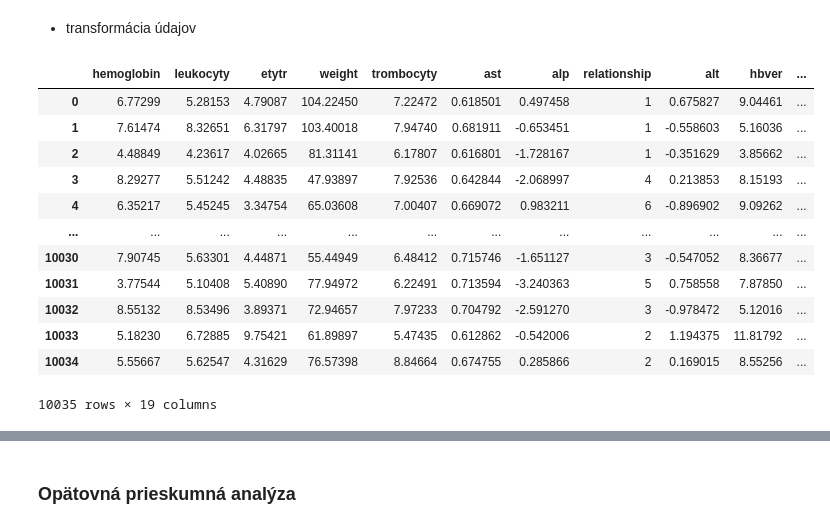
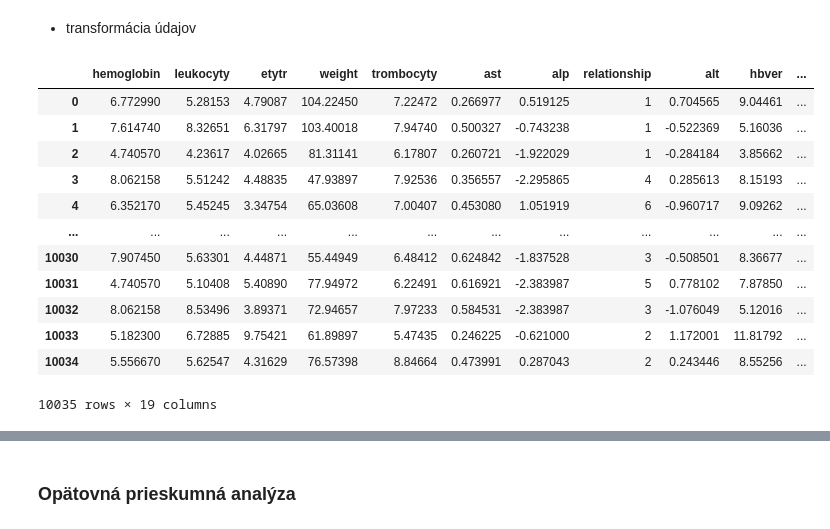
Before and after one commit to Matovic/Chronic-Lymphocytic-Leukemia, a Jupyter notebook: src/2_data_pre-processing/2-DPP.ipynb, the cells around one changed output, grey strips where cells are left out. Saved outputs shown, nothing was run; the diff lists cells and outputs as text; code cells hidden in the pictures.

```diff
--- a/src/2_data_pre-processing/2-DPP.ipynb
+++ b/src/2_data_pre-processing/2-DPP.ipynb
@@ -1145,0 +1278,3 @@ df_merged.head()
+# %%
+df_merged["hemoglobin"] = powerTransform(df_merged["hemoglobin"])
+df_merged["hemoglobin"].head()
@@ -1282,7 +1431,7 @@ class GetNumericalTransformer(TransformerMixin):
         :param col: col to be transformed
         :param what: dictionary, transform based on this
         :param category: change type based on this
-        :param *args: -
+        :param *args: optional
         """
         self.data = data
         self.col = col
@@ -1485,7 +1634,7 @@ class FillingTransform(TransformerMixin):
 # %%
 class RatioFillingTransformer(TransformerMixin):
     """
-    A tranformer for getting numerical values from the dataset.
+    A tranformer for ratio.
     """
 
     def __init__(self,  data, colToFill, corrCol, *args):
@@ -1493,10 +1642,9 @@ class RatioFillingTransformer(TransformerMixin):
         Initialize method.
 
         :param data: The dataset is instance of pandas.core.frame.DataFrame
-        :param col: col to be transformed
-        :param what: dictionary, transform based on this
-        :param category: change type based on this
-        :param *args: -
+        :param colToFill: The feature with NaN values
+        :param corrCol: The feature which correlates with the parameter colToFill
+        :param *args: optional
         """
         self.data = data
         self.colToFill = colToFill
@@ -1530,58 +1718,60 @@ class RatioFillingTransformer(TransformerMixin):
 # %%
 df_merged_ = pd.DataFrame()
 
 # pipeline
 pipeline_obj = Pipeline(
     [
         ('merge', MergeTransformer(df_labor_, df_profiles_, column1 ='ssn', column2 ='name')),
         ('dropCols', DropColsTransformer(df_merged, 'Unnamed: 0_x', 'name', 'ssn', 'Unnamed: 0_y',
                                       'current_location', 'residence', 'address')),
-        ('numSex', GetNumericalTransformer(df_merged, 'sex', {"M": 0, "F": 1}, 'category')),
-        ('numBlood', GetNumericalTransformer(df_merged, 'blood_group', {
+        ('numSex', GetNumericalTransformer(df_merged_, 'sex', {"M": 0, "F": 1}, 'category')),
+        ('numBlood', GetNumericalTransformer(df_merged_, 'blood_group', {
                 "A+": 1,"A-": 2, "B+": 3, "B-": 4, "AB+": 5, "AB-": 6, "O+": 7, "O-": 8
             }, 'category')
         ),
-        ('numRepairRace', GetNumericalTransformer(df_merged, 'race', {
+        ('numRepairRace', GetNumericalTransformer(df_merged_, 'race', {
             "blsck": "Black", "black": "Black", "white": "White"})
         ),
-        ('numRace', GetNumericalTransformer(df_merged, 'race', {
+        ('numRace', GetNumericalTransformer(df_merged_, 'race', {
             "White": 1,"Black": 2, "Asian": 3, "Hawaiian": 4, "Indian": 5}, 'category')
         ),
-        ('numSmoker', GetNumericalTransformer(df_merged, 'smoker', {
+        ('numSmoker', GetNumericalTransformer(df_merged_, 'smoker', {
             "no": 0, "N": 0, "yes": 1, "Y": 1}, 'category')
         ),
         ('numAge', GetNumericalTransformer(df_merged, 'birthdate', {}, 'datetime64[ns]')),
-        ('numRelationship', GetNumericalTransformer(df_merged, 'relationship', {
+        ('numRelationship', GetNumericalTransformer(df_merged_, 'relationship', {
             "married": 1, "divoced": 2, "single": 3, "separated": 4, "nop": 5,"widowed": 6}, 'category')
         ),
-        ('Transformer_mean',FillingTransform(df_merged, "mean", "hemoglobin", "trombocyty")),
-        ('Transformer_median',FillingTransform(df_merged,"median", "er-cv", "hematokrit")),
-        ('Transformer_knn',FillingTransform(df_merged,"knn", "ast", "alp")),
-        ('Transformer_regression',FillingTransform(df_merged,"regression", "etytr", "alt")),
-        ('Transformer_ratio',RatioFillingTransformer(df_merged, "leukocyty","etytr")),
-        ('Transformer_ratio2',RatioFillingTransformer(df_merged, "erytrocyty","alt")),
-        ('Transformer_ratio3',RatioFillingTransformer(df_merged, "hbver","erytrocyty")),
-        ('Transformer_yeo', PowerTransform(df_merged, 'yeo-johnson', 'alt')),
-        ('Transformer_scal', ScalingTransform(df_merged, "Scaling", 'ast')),
-        ('Transformer_stand', ScalingTransform(df_merged, "Standard", 'alp'))
+        ('Transformer_mean',FillingTransform(df_merged_, "mean", "hemoglobin", "trombocyty")),
+        ('Transformer_median',FillingTransform(df_merged_,"median", "er-cv", "hematokrit")),
+        ('Transformer_knn',FillingTransform(df_merged_,"knn", "ast", "alp")),
+        ('Transformer_regression',FillingTransform(df_merged_,"regression", "etytr", "alt")),
+        ('Transformer_ratio',RatioFillingTransformer(df_merged_, "leukocyty","etytr")),
+        ('Transformer_ratio2',RatioFillingTransformer(df_merged_, "erytrocyty","alt")),
+        ('Transformer_ratio3',RatioFillingTransformer(df_merged_, "hbver","erytrocyty")),
+        ('OutliersTransformation', DropOutliersTransformer(df_merged_, 'leukocyty',
+                                                           'hemoglobin', 'erytrocyty', 'alt', 'alp', 'ast')),
+        ('Transformer_yeo', PowerTransform(df_merged_, 'yeo-johnson', 'alt')),
+        ('Transformer_scal', ScalingTransform(df_merged_, "Scaling", 'ast')),
+        ('Transformer_stand', ScalingTransform(df_merged_, "Standard", 'alp'))
     ]
 )
 
-df_merged_ = pipeline_obj.transform(df_merged)
+df_merged_ = pipeline_obj.transform(df_merged_)
 df_merged_
 # %% [output]
 |  | hemoglobin | leukocyty | etytr | weight | trombocyty | ast | alp | relationship | alt | hbver | ... |
-| 0 | 6.77299 | 5.28153 | 4.79087 | 104.22450 | 7.22472 | 0.618501 | 0.497458 | 1 | 0.675827 | 9.04461 | ... |
-| 1 | 7.61474 | 8.32651 | 6.31797 | 103.40018 | 7.94740 | 0.681911 | -0.653451 | 1 | -0.558603 | 5.16036 | ... |
-| 2 | 4.48849 | 4.23617 | 4.02665 | 81.31141 | 6.17807 | 0.616801 | -1.728167 | 1 | -0.351629 | 3.85662 | ... |
-| 3 | 8.29277 | 5.51242 | 4.48835 | 47.93897 | 7.92536 | 0.642844 | -2.068997 | 4 | 0.213853 | 8.15193 | ... |
-| 4 | 6.35217 | 5.45245 | 3.34754 | 65.03608 | 7.00407 | 0.669072 | 0.983211 | 6 | -0.896902 | 9.09262 | ... |
+| 0 | 6.772990 | 5.28153 | 4.79087 | 104.22450 | 7.22472 | 0.266977 | 0.519125 | 1 | 0.704565 | 9.04461 | ... |
+| 1 | 7.614740 | 8.32651 | 6.31797 | 103.40018 | 7.94740 | 0.500327 | -0.743238 | 1 | -0.522369 | 5.16036 | ... |
+| 2 | 4.740570 | 4.23617 | 4.02665 | 81.31141 | 6.17807 | 0.260721 | -1.922029 | 1 | -0.284184 | 3.85662 | ... |
+| 3 | 8.062158 | 5.51242 | 4.48835 | 47.93897 | 7.92536 | 0.356557 | -2.295865 | 4 | 0.285613 | 8.15193 | ... |
+| 4 | 6.352170 | 5.45245 | 3.34754 | 65.03608 | 7.00407 | 0.453080 | 1.051919 | 6 | -0.960717 | 9.09262 | ... |
 | ... | ... | ... | ... | ... | ... | ... | ... | ... | ... | ... | ... |
-| 10030 | 7.90745 | 5.63301 | 4.44871 | 55.44949 | 6.48412 | 0.715746 | -1.651127 | 3 | -0.547052 | 8.36677 | ... |
-| 10031 | 3.77544 | 5.10408 | 5.40890 | 77.94972 | 6.22491 | 0.713594 | -3.240363 | 5 | 0.758558 | 7.87850 | ... |
-| 10032 | 8.55132 | 8.53496 | 3.89371 | 72.94657 | 7.97233 | 0.704792 | -2.591270 | 3 | -0.978472 | 5.12016 | ... |
-| 10033 | 5.18230 | 6.72885 | 9.75421 | 61.89897 | 5.47435 | 0.612862 | -0.542006 | 2 | 1.194375 | 11.81792 | ... |
-| 10034 | 5.55667 | 5.62547 | 4.31629 | 76.57398 | 8.84664 | 0.674755 | 0.285866 | 2 | 0.169015 | 8.55256 | ... |
+| 10030 | 7.907450 | 5.63301 | 4.44871 | 55.44949 | 6.48412 | 0.624842 | -1.837528 | 3 | -0.508501 | 8.36677 | ... |
+| 10031 | 4.740570 | 5.10408 | 5.40890 | 77.94972 | 6.22491 | 0.616921 | -2.383987 | 5 | 0.778102 | 7.87850 | ... |
+| 10032 | 8.062158 | 8.53496 | 3.89371 | 72.94657 | 7.97233 | 0.584531 | -2.383987 | 3 | -1.076049 | 5.12016 | ... |
+| 10033 | 5.182300 | 6.72885 | 9.75421 | 61.89897 | 5.47435 | 0.246225 | -0.621000 | 2 | 1.172001 | 11.81792 | ... |
+| 10034 | 5.556670 | 5.62547 | 4.31629 | 76.57398 | 8.84664 | 0.473991 | 0.287043 | 2 | 0.243446 | 8.55256 | ... |
 10035 rows × 19 columns
 # %%
 df_merged_.isna().sum()
```
Also changed, not shown: parts of 44 cells of this notebook.
